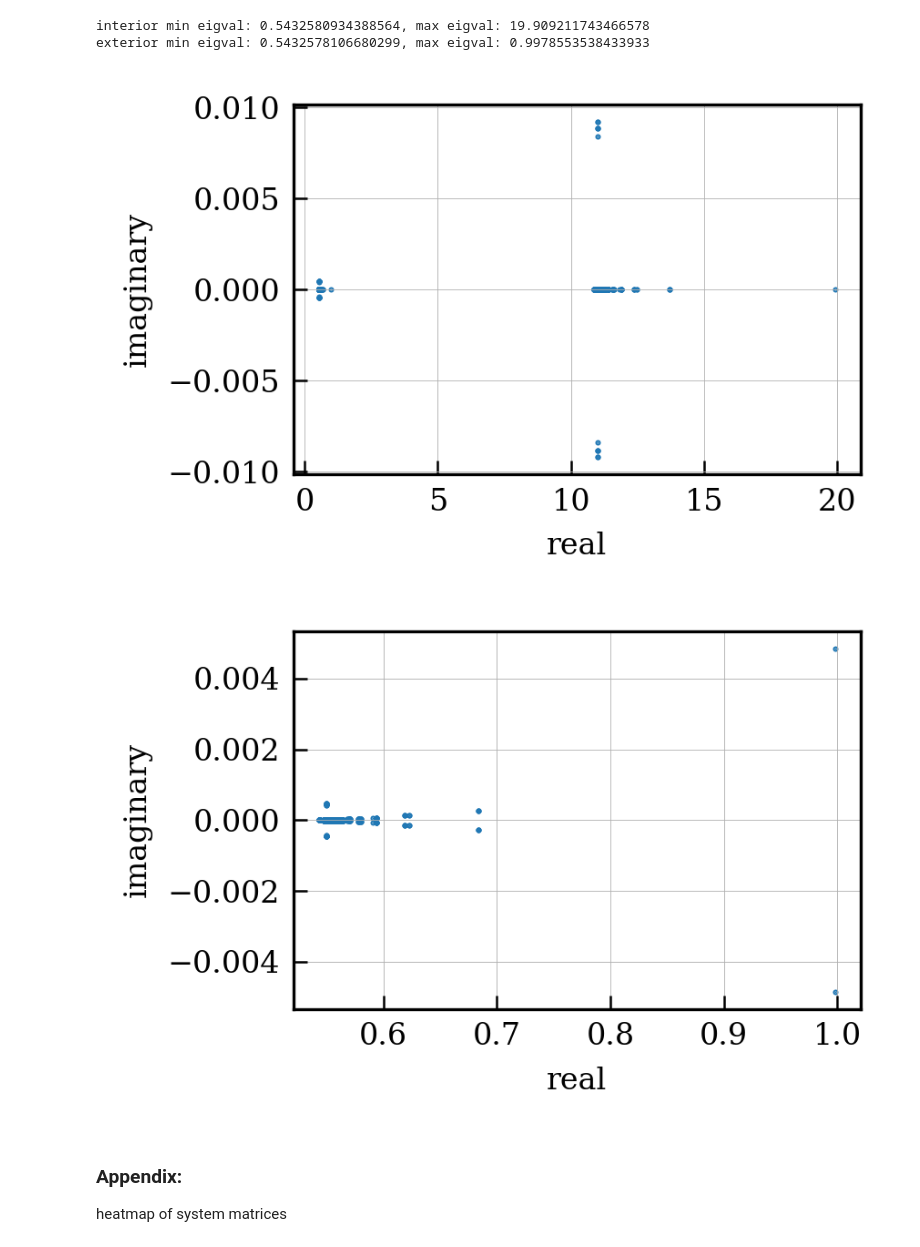
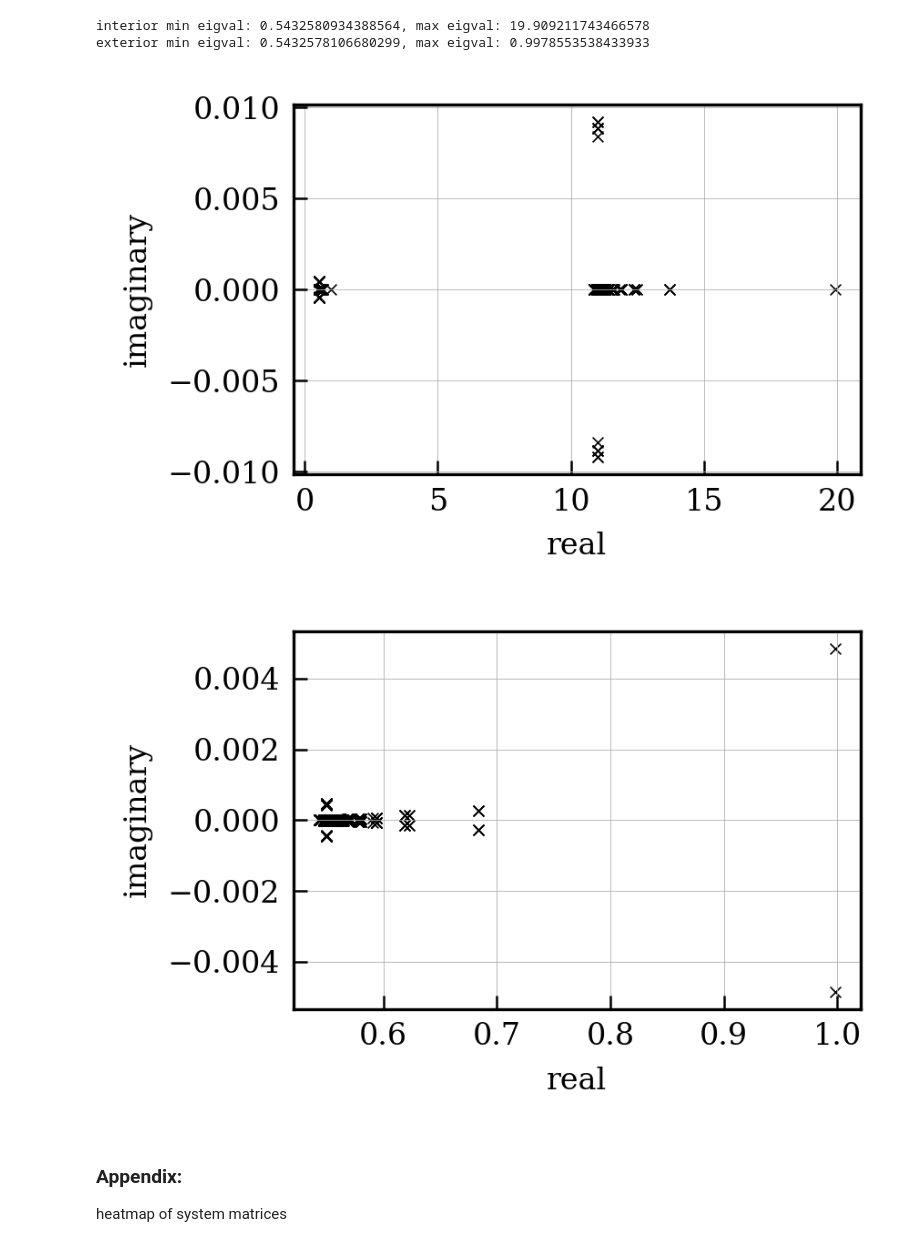
Before and after one commit to barbagroup/bempp_exafmm_paper, a Jupyter notebook: repro-pack/notebooks/compare_formulations.ipynb, the cells around one changed output. Drawn from its saved outputs; the diff is of its cells as text; code cells hidden in the pictures.

Commit message:
improve readability of the scatter plot

```diff
--- a/repro-pack/notebooks/compare_formulations.ipynb
+++ b/repro-pack/notebooks/compare_formulations.ipynb
@@ -157,25 +157,25 @@ plt.rcParams.update(PLOT_PARAMS)   # update plot style
 # %%
 fig = plt.figure(figsize=(3,2))
 ax = fig.add_subplot(111)
-ax.scatter(np.real(eig_in), np.imag(eig_in), s=0.2)
+ax.scatter(np.real(eig_in), np.imag(eig_in), marker='x', s=8, c='black')
 ax.set_xlabel('real')
 ax.set_ylabel('imaginary')
 ax.grid(which='both')
 plt.tight_layout()
 # plt.savefig('../../tex/figs/derivative_interior_eig.pdf', dpi=300);
 # %% [output]
-[figure, old version]
+[figure, new version]
 # %%
 fig = plt.figure(figsize=(3,2))
 ax = fig.add_subplot(111)
-ax.scatter(np.real(eig_ex), np.imag(eig_ex), s=0.2)
+ax.scatter(np.real(eig_ex), np.imag(eig_ex), marker='x', s=8, c='black')
 ax.set_xlabel('real')
 ax.set_ylabel('imaginary')
 ax.grid(which='both')
 plt.tight_layout()
 # plt.savefig('../../tex/figs/derivative_exterior_eig.pdf', dpi=300);
 # %% [output]
-[figure, old version]
+[figure, new version]
 # %% [markdown]
 ### Appendix:
 
```
Also changed, not shown: 2 other files.
